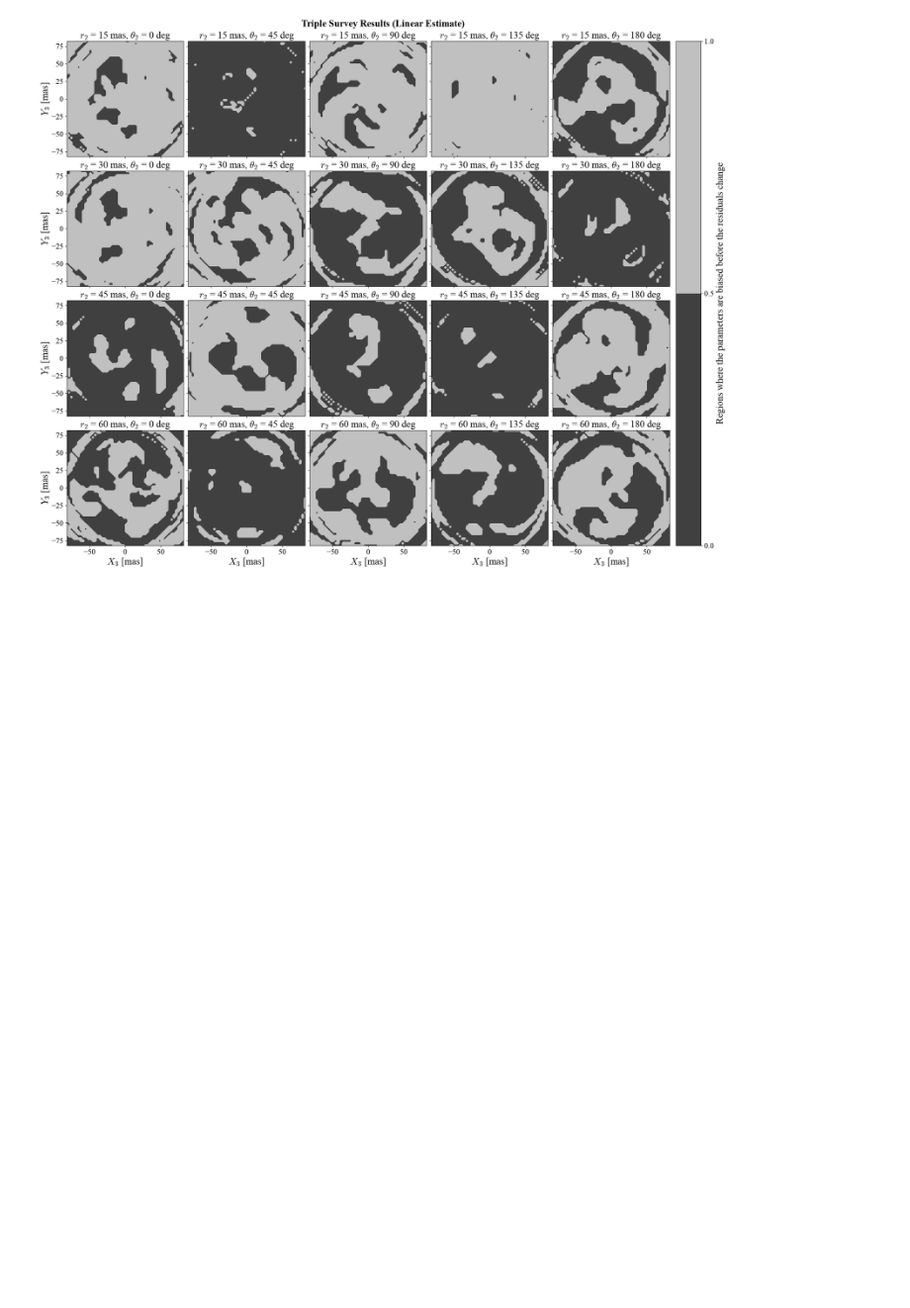
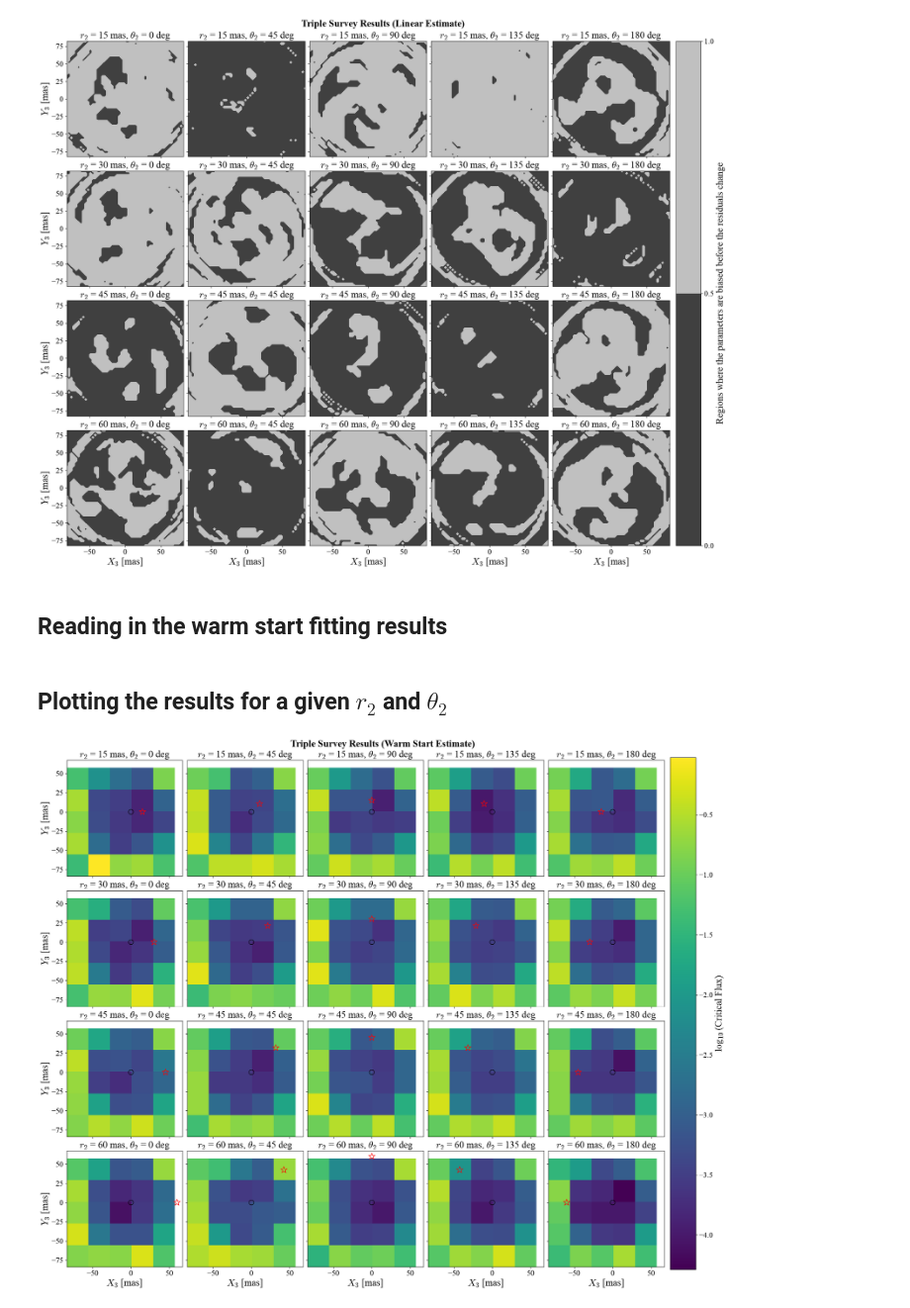
Before and after one commit to saividyud/Second-Year-Project, a Jupyter notebook: triple_survey.ipynb, the cells around one changed output. Shown at 99% size. Cells and saved outputs as stored; diff of their text form; code cells hidden in the pictures; blank space fills up the shorter version.

```diff
--- a/triple_survey.ipynb
+++ b/triple_survey.ipynb
@@ -142,3 +155,57 @@ fig.colorbar(img, ax=axes, location='right', label=r'Regions where the parameter
 plt.show()
 # %% [output]
 [figure]
+# %% [markdown]
+## Reading in the warm start fitting results
+# %%
+loaded_data = np.load('datafiles/triple_survey_warm.npz')
+
+r2s = loaded_data['r2s']
+theta2s = loaded_data['theta2s']
+x3s = loaded_data['x3s']
+y3s = loaded_data['y3s']
+F3_crit = loaded_data['F3_crit']
+limiting_param = loaded_data['limiting_param']
+F3_detect = loaded_data['F3_detect']
+sigmas = loaded_data['sigmas']
+param_names = loaded_data['param_names']
+K_SIGMA = loaded_data['K_SIGMA']
+K_DETECT = loaded_data['K_DETECT']
+NOISE = loaded_data['NOISE']
+# %% [markdown]
+## Plotting the results for a given $r_2$ and $\theta_2$
+# %%
+fig = plt.figure(figsize=(20, 16))
+fig.set_constrained_layout(True)
+axes = fig.subplots(4, 5, sharex=True, sharey=True)
+
+fig.suptitle('Triple Survey Results (Warm Start Estimate)')
+
+F3_crit_log10 = np.log10(F3_crit)
+F3_crit_log10_min = F3_crit_log10.min()
+F3_crit_log10_max = F3_crit_log10.max()
+
+for i, r2 in enumerate(r2s):
+    for j, theta2 in enumerate(theta2s):
+        ax = axes[i, j]
+
+        ax.set_title(f'$r_2$ = {r2} mas, $\\theta_2$ = {theta2} deg')
+
+        img = ax.imshow(F3_crit_log10[i, j], cmap='viridis', origin='lower', extent=[x3s.min(), x3s.max(), y3s.min(), y3s.max()], vmin=F3_crit_log10_min, vmax=F3_crit_log10_max)
+
+        x2 = r2 * np.cos(theta2 * np.pi / 180)
+        y2 = r2 * np.sin(theta2 * np.pi / 180)
+
+        ax.scatter(0, 0, color='black', s=100, marker='o', facecolors='none')
+        ax.scatter(x2, y2, color='red', s=200, marker='*', facecolors='none')
+
+        if j == 0:
+            ax.set_ylabel('$Y_3$ [mas]')
+        if i == 3:
+            ax.set_xlabel('$X_3$ [mas]')
+
+fig.colorbar(img, ax=axes, location='right', label=r'$\log_{10}$(Critical Flux)', pad=0.01)
+
+plt.show()
+# %% [output]
+[figure, added]
```
Also changed, not shown: parts of 4 cells of this notebook.
